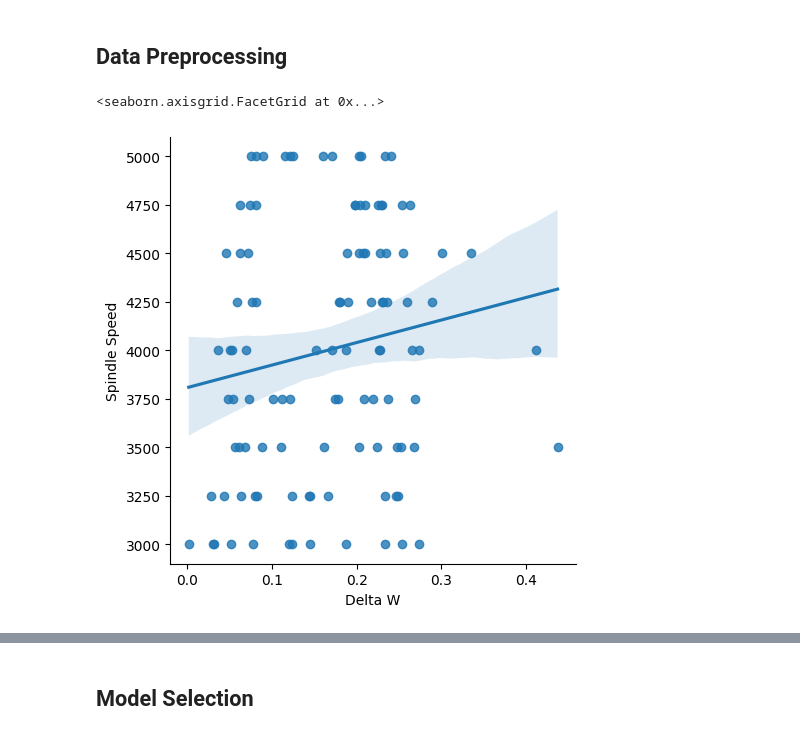
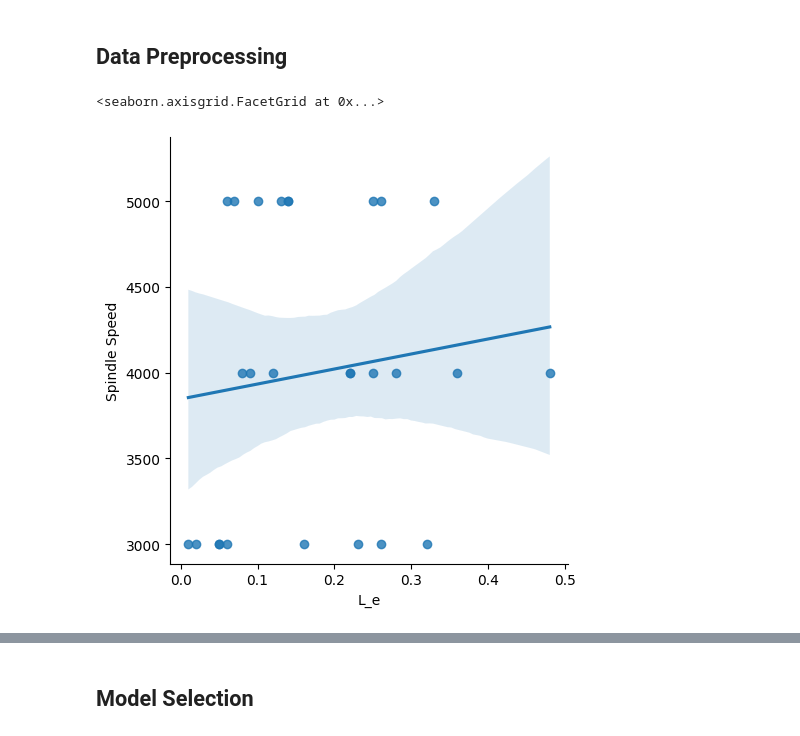
Before and after one commit to VardanMittal/Micromilling_process_optimisation, a Jupyter notebook: main.ipynb, the cells around one changed output, grey strips where cells are left out. Drawn from its saved outputs; the diff is of its cells as text; code cells hidden in the pictures.

```diff
--- a/main.ipynb
+++ b/main.ipynb
@@ -120,7 +92,7 @@ y_train=pd.concat([train_set["Spindle Speed"], train_set["Feed (mm/min)"]], axis
 features_name = X_train.columns
 target_name = y_train.columns
 # %%
-sns.lmplot(x ="Delta W", y ="Spindle Speed", data = data)
+sns.lmplot(x ="L_e", y ="Spindle Speed", data = data)
 # %% [output]
 <seaborn.axisgrid.FacetGrid at 0x...>
-[figure, old version]
+[figure, new version]
```
Also changed, not shown: parts of 27 cells of this notebook, 17 other files.
